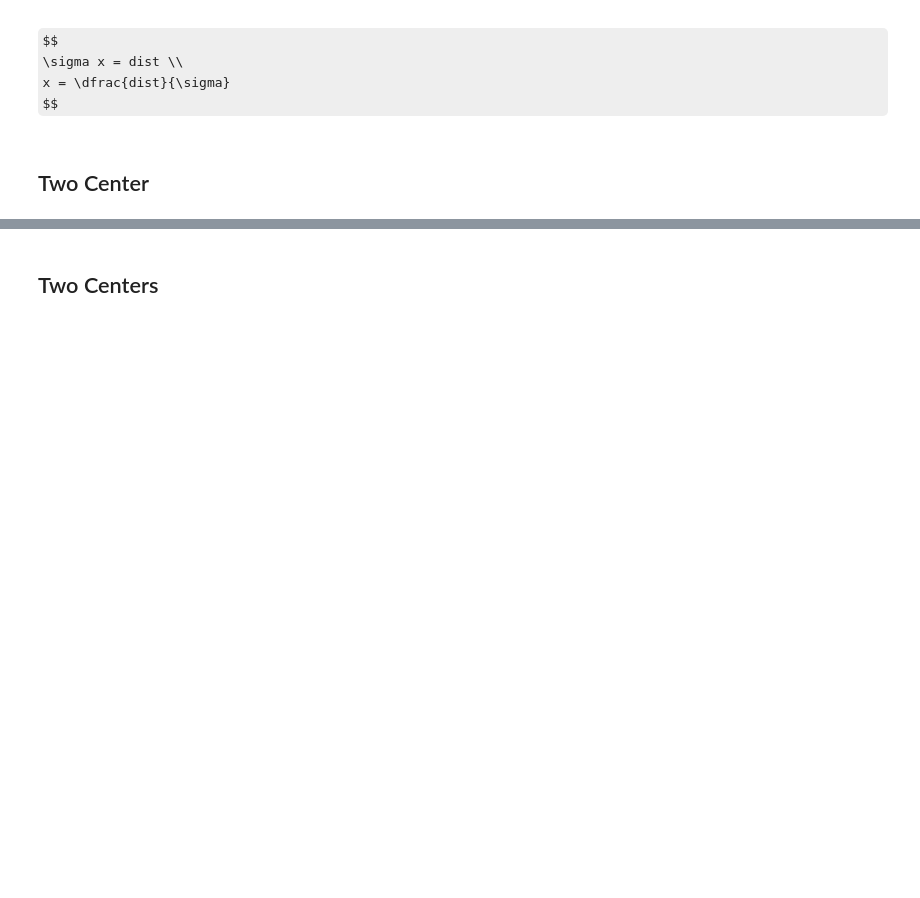
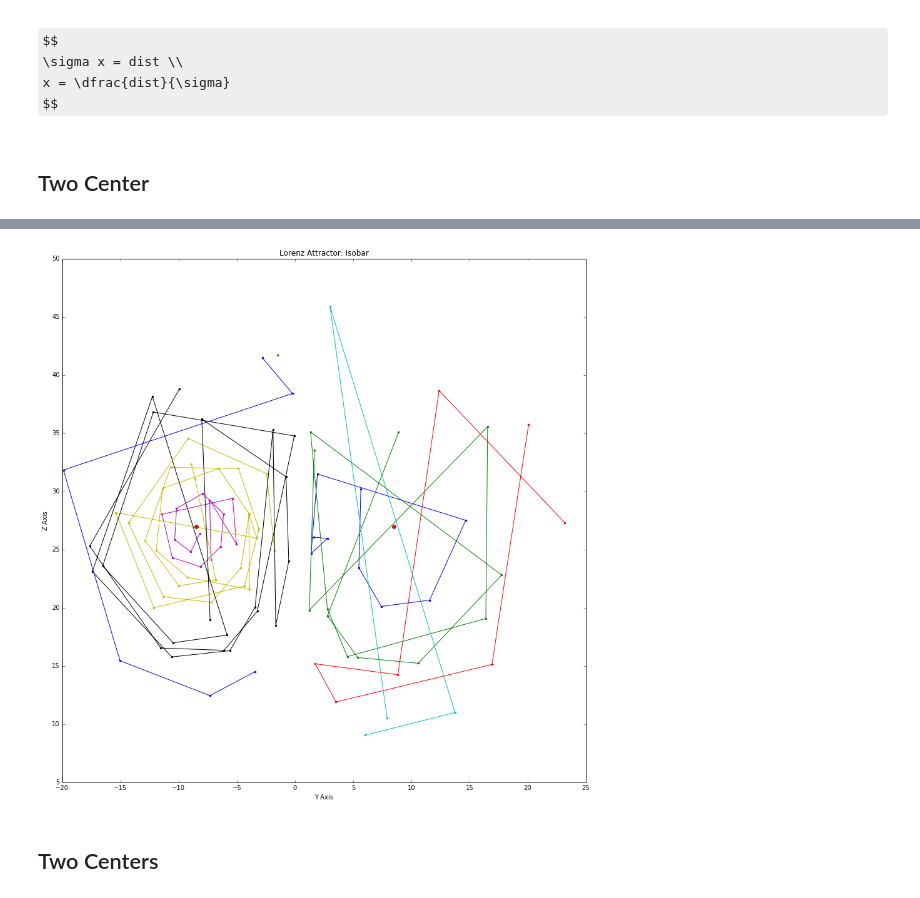
Before and after one commit to bi3mer/WeatherForecasting, a Jupyter notebook: Lorenz Simulation.ipynb, the cells around one changed output, grey strips where cells are left out. Cells and saved outputs as stored; diff of their text form; code cells hidden in the pictures; some formulas as TeX source; blank space fills up the shorter version.

Commit message:
Isobar example

```diff
--- a/Lorenz Simulation.ipynb
+++ b/Lorenz Simulation.ipynb
@@ -320,7 +328,7 @@ def cluster_attractor_groups(attractor, attractor_std):
 
     return attractor_groups
 # %%
-def fomrat_attractor_groups_plot(attractor):
+def format_attractor_groups_plot(attractor):
     '''
     turn an attactor group into a plottable format
 
@@ -333,19 +341,32 @@ def fomrat_attractor_groups_plot(attractor):
     '''
     x = []
     y = []
+
+    for i in range(len(attractor)):
+        x.append([])
+        y.append([])
+
+        for j in range(len(attractor[i])):
+            x[i].append(attractor[i][j]['coord'][0])
+            y[i].append(attractor[i][j]['coord'][1])
+
+    return x,y
 # %% [markdown]
 ## Two Center
 # %%
 xs,ys,zs = build_system(stepCnt)
 y_center, z_center = get_yz_centers(const_b, const_r)
 # %%
-attractor_one, attractor_two = cluster_low_hi_points(x,y,y_center,z_center)
+attractor_one, attractor_two = cluster_low_hi_points(x,y,(y_center[0], z_center[0]),(y_center[1],z_center[1]))
 # %%
 attractor_one_std = compute_attractor_distance_standard_deviation(attractor_one)
 attractor_two_std = compute_attractor_distance_standard_deviation(attractor_two)
 # %%
-attractor_one_groups = cluster_attractor_groups(attractor_one, attractor_one_std)
-attractor_two_groups = cluster_attractor_groups(attractor_two, attractor_two_std)
+attractor_one_groups = cluster_attractor_groups(attractor_one, 4)
+attractor_two_groups = cluster_attractor_groups(attractor_two, 4)
+# %%
+a_one_x, a_one_y = format_attractor_groups_plot(attractor_one_groups)
+a_two_x, a_two_y = format_attractor_groups_plot(attractor_two_groups)
 # %%
 fig = plt.figure()
 ax = fig.gca()
@@ -361,2 +381,26 @@ plt.show()
+# %%
+fig = plt.figure()
+ax = fig.gca()
+fig.set_figheight(15)
+fig.set_figwidth(15)
+
+for i in range(len(a_one_x)):
+    if len(a_one_x[i]) > 0:
+        ax.plot(a_one_x[i], a_one_y[i],'.-')
+
+for i in range(len(a_two_x)):
+    if len(a_two_x[i]) > 0:
+        ax.plot(a_two_x[i], a_two_y[i],'.-')
+
+ax.plot(y_center,z_center,'ro')
+# ax.plot(ys, zs)
+
+ax.set_xlabel("Y Axis")
+ax.set_ylabel("Z Axis")
+ax.set_title("Lorenz Attractor: Isobar")
+
+plt.show()
+# %% [output]
+[figure, added]
 # %% [markdown]
 ## Two Centers
```
Also changed, not shown: parts of 4 cells of this notebook.
